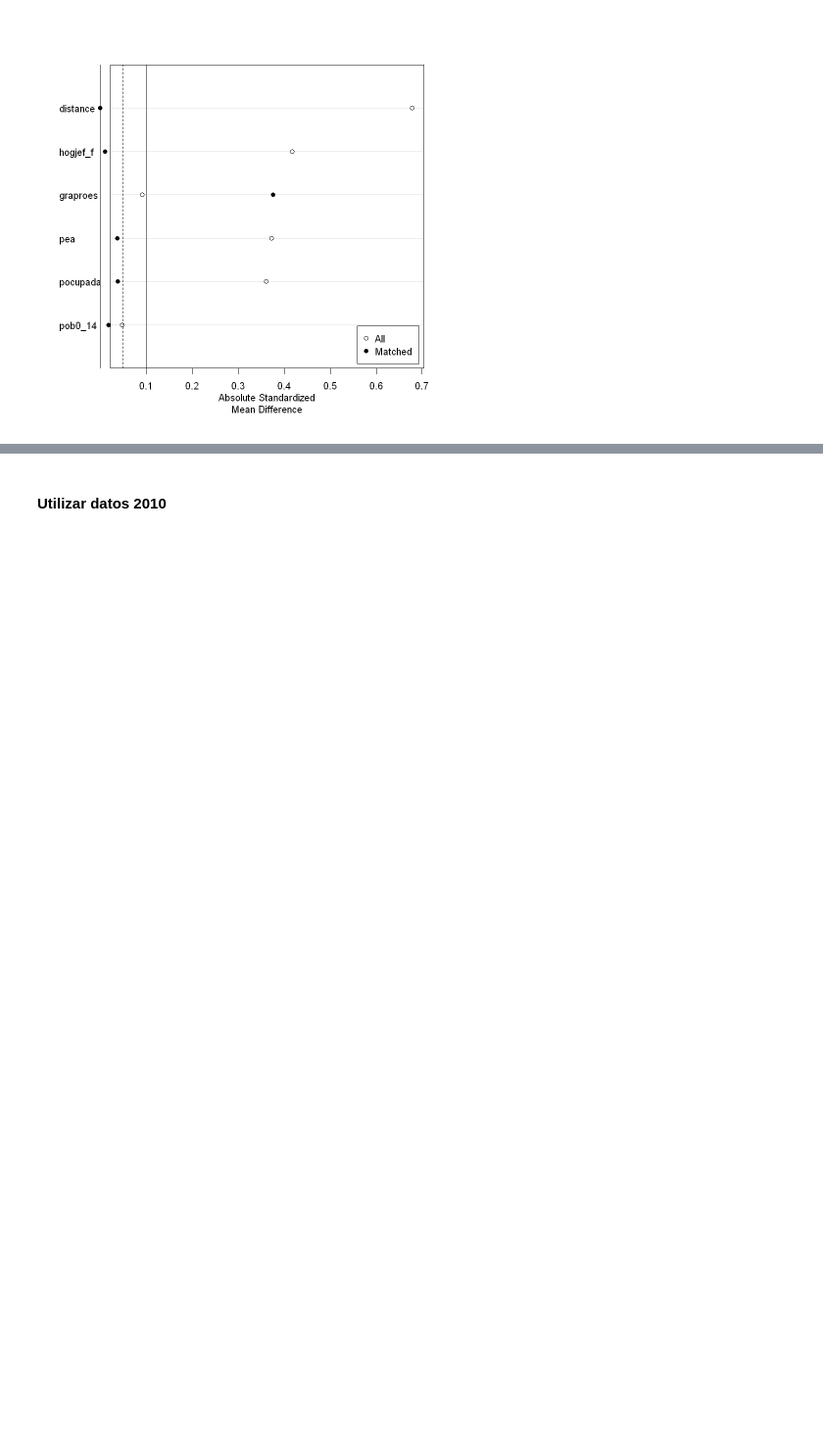
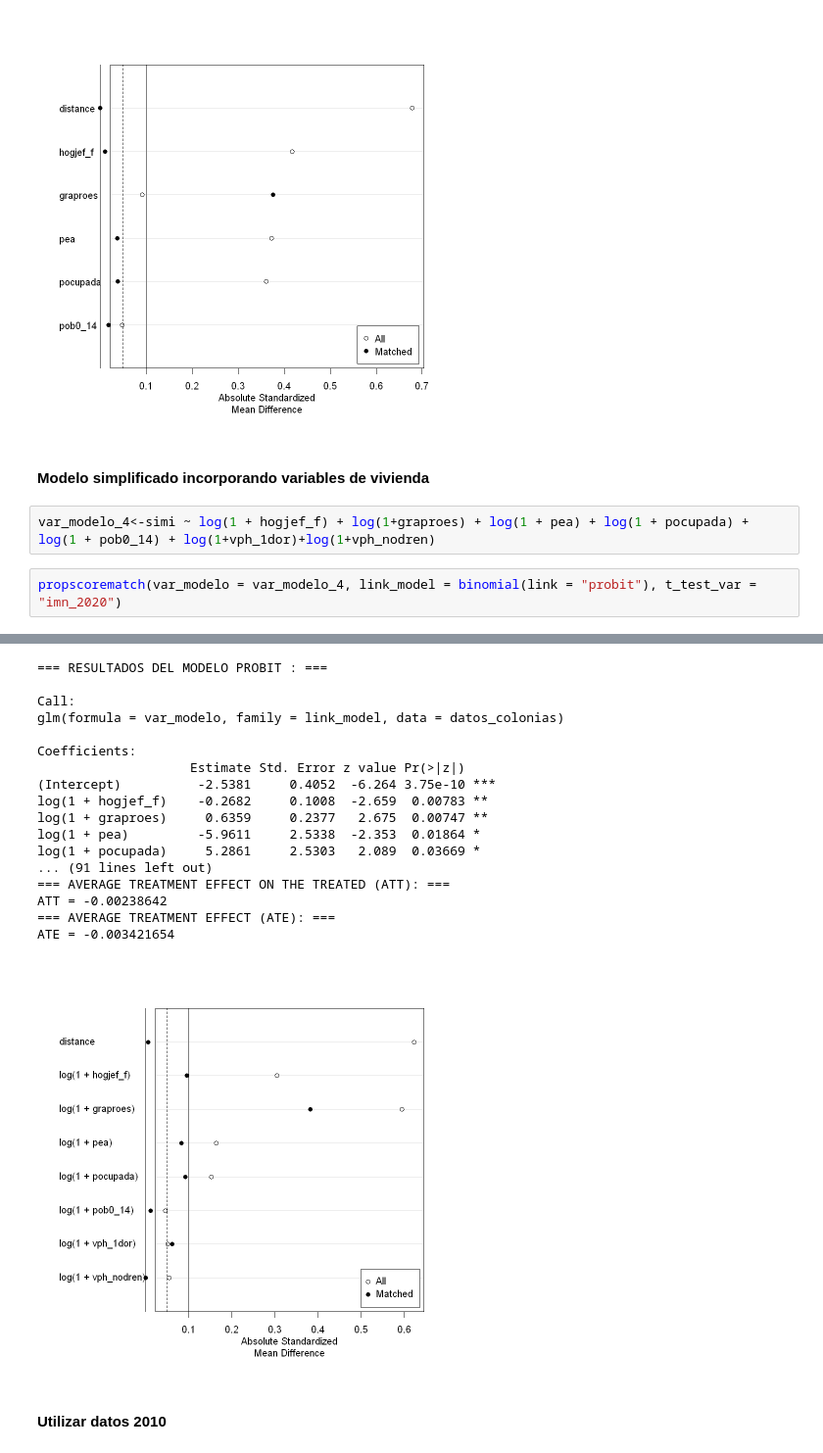
Before and after one commit to claudiodanielpc/proyecto_simi, a Jupyter notebook: scripts/propensity_score.ipynb, the cells around one changed output, grey strips where cells are left out. Shown at 98% size. Drawn from its saved outputs; the diff is of its cells as text; blank space fills up the shorter version.

Commit message:
Se añaden variables para el modelo de propensity score matching

```diff
--- a/scripts/propensity_score.ipynb
+++ b/scripts/propensity_score.ipynb
@@ -429,3 +431,10 @@ ATT = 1.56064
 === AVERAGE TREATMENT EFFECT (ATE): ===
 ATE = 1.748117
 [figure]
+# %% [markdown]
+#### Modelo simplificado incorporando variables de vivienda
+# %%
+var_modelo_4<-simi ~ log(1 + hogjef_f) + log(1+graproes) + log(1 + pea) + log(1 + pocupada) + log(1 + pob0_14) + log(1+vph_1dor)+log(1+vph_nodren)
+# %%
+propscorematch(var_modelo = var_modelo_4, link_model = binomial(link = "probit"), t_test_var = "imn_2020")
+# %% [output]
@@ -432,3 +443,21 @@ ATE = 1.748117
+=== RESULTADOS DEL MODELO PROBIT : ===
+
+Call:
+glm(formula = var_modelo, family = link_model, data = datos_colonias)
+
+Coefficients:
+                    Estimate Std. Error z value Pr(>|z|)
+(Intercept)          -2.5381     0.4052  -6.264 3.75e-10 ***
+log(1 + hogjef_f)    -0.2682     0.1008  -2.659  0.00783 **
+log(1 + graproes)     0.6359     0.2377   2.675  0.00747 **
+log(1 + pea)         -5.9611     2.5338  -2.353  0.01864 *
+log(1 + pocupada)     5.2861     2.5303   2.089  0.03669 *
+... (91 lines left out)
+=== AVERAGE TREATMENT EFFECT ON THE TREATED (ATT): ===
+ATT = -0.00238642
+=== AVERAGE TREATMENT EFFECT (ATE): ===
+ATE = -0.003421654
+[figure, added]
 # %% [markdown]
 #### Utilizar datos 2010
 # %%
```
Also changed, not shown: parts of 8 cells of this notebook.
